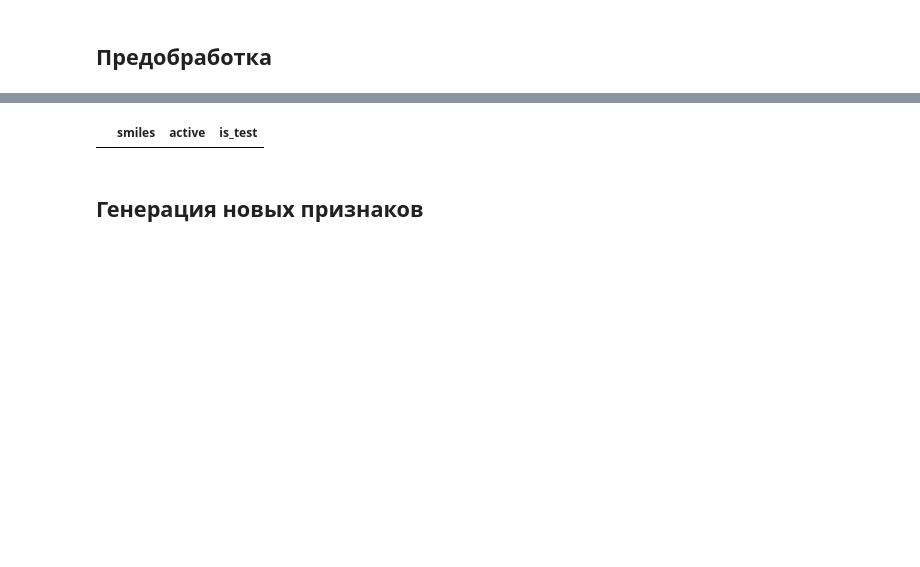
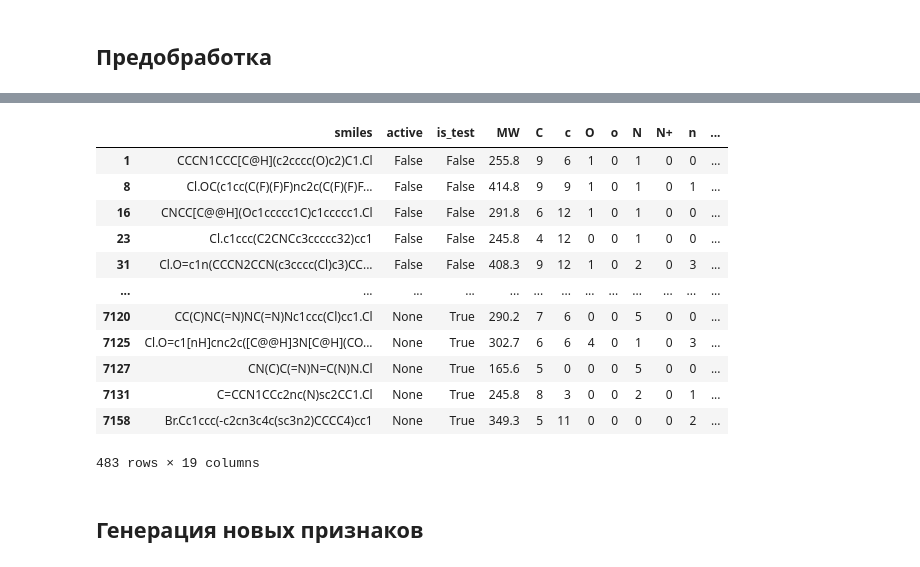
Before and after one commit to akitim/Ligand_activity_prediction_GlobalAI2022, a Jupyter notebook: ligand_activity_prediction.ipynb, the cells around one changed output, grey strips where cells are left out. Drawn from its saved outputs; the diff is of its cells as text; code cells hidden in the pictures; blank space fills up the shorter version.

```diff
--- a/ligand_activity_prediction.ipynb
+++ b/ligand_activity_prediction.ipynb
@@ -119,24 +146,41 @@ Not active: 5351
 # %%
 # import re
-def replace_from_ls(str_, ls):
-    new_str_ = str_
-    for s in ls:
-        new_str_ = new_str_.replace(s, '')
-    return new_str_
+# def remove_salt_ions(str_, ls):
 
-salt_ion_list = ['.[Na+]', '.[K+]', '.[Li+]', '.[Ca+2]', '.[Ba+2]', '.[Sr2+]',
-                 '.[I-]', '.[Cl-]', '.[Mg+2]', '.[Zn+2]', '.[N+]([O-])[O-]' ]
+#     new_str_ = str_
+#     for s in ls:
+#         while s in new_str_:
+#             new_str_ = new_str_.replace(s, '')
 
-salt_ion_mask = data['smiles'].apply(lambda m: any(a in m for a in salt_ion_list))
-data.loc[salt_ion_mask, 'smiles'] = \
-    data.loc[salt_ion_mask, 'smiles']\
-    .apply(lambda s: replace_from_ls(s, salt_ion_list))
-data.loc[salt_ion_mask, 'smiles']
-data.loc[data['smiles'].apply(lambda m: any(a in m for a in ['.Br', 'Br.','.Cl', 'Cl.', '.I', 'I.']))]
+#     return new_str_
+
+# salt_ion_list = ['.[Na+]', '.[K+]', '.[Li+]', '.[Ca+2]', '.[Ba+2]', '.[Sr2+]',
+#                  '.[I-]', '.[Cl-]', '.[Br-]', '.[Mg+2]', '.[Zn+2]', '.[N+]([O-])[O-]',
+#                  ]
+
+# salt_ion_mask = data['smiles'].apply(lambda m: any(a in m for a in salt_ion_list))
+# data.loc[salt_ion_mask, 'smiles'] = \
+#     data.loc[salt_ion_mask, 'smiles']\
+#     .apply(lambda s: remove_salt_ions(s, salt_ion_list))
+
+# data.loc[salt_ion_mask, 'smiles']
+# data.loc[data['smiles'].apply(lambda m: any(a in m for a in ['.Br', 'Br.','.Cl', 'Cl.', '.I', 'I.']))]
 # data.loc[data['smiles'].apply(lambda m: all(a not in m for a in ['c', 'C'])), ['smiles', 'active']]
 # salt_ion_list = ['].[']
 # %% [output]
-|  | smiles | active | is_test |
+|  | smiles | active | is_test | MW | C | c | O | o | N | N+ | n | ... |
+| 1 | CCCN1CCC[C@H](c2cccc(O)c2)C1.Cl | False | False | 255.8 | 9 | 6 | 1 | 0 | 1 | 0 | 0 | ... |
+| 8 | Cl.OC(c1cc(C(F)(F)F)nc2c(C(F)(F)F... | False | False | 414.8 | 9 | 9 | 1 | 0 | 1 | 0 | 1 | ... |
+| 16 | CNCC[C@@H](Oc1ccccc1C)c1ccccc1.Cl | False | False | 291.8 | 6 | 12 | 1 | 0 | 1 | 0 | 0 | ... |
+| 23 | Cl.c1ccc(C2CNCc3ccccc32)cc1 | False | False | 245.8 | 4 | 12 | 0 | 0 | 1 | 0 | 0 | ... |
+| 31 | Cl.O=c1n(CCCN2CCN(c3cccc(Cl)c3)CC... | False | False | 408.3 | 9 | 12 | 1 | 0 | 2 | 0 | 3 | ... |
+| ... | ... | ... | ... | ... | ... | ... | ... | ... | ... | ... | ... | ... |
+| 7120 | CC(C)NC(=N)NC(=N)Nc1ccc(Cl)cc1.Cl | None | True | 290.2 | 7 | 6 | 0 | 0 | 5 | 0 | 0 | ... |
+| 7125 | Cl.O=c1[nH]cnc2c([C@@H]3N[C@H](CO... | None | True | 302.7 | 6 | 6 | 4 | 0 | 1 | 0 | 3 | ... |
+| 7127 | CN(C)C(=N)N=C(N)N.Cl | None | True | 165.6 | 5 | 0 | 0 | 0 | 5 | 0 | 0 | ... |
+| 7131 | C=CCN1CCc2nc(N)sc2CC1.Cl | None | True | 245.8 | 8 | 3 | 0 | 0 | 2 | 0 | 1 | ... |
+| 7158 | Br.Cc1ccc(-c2cn3c4c(sc3n2)CCCC4)cc1 | None | True | 349.3 | 5 | 11 | 0 | 0 | 0 | 0 | 2 | ... |
+483 rows × 19 columns
 # %% [markdown]
 ## Генерация новых признаков
 # %%
```
Also changed, not shown: parts of 14 cells of this notebook.
